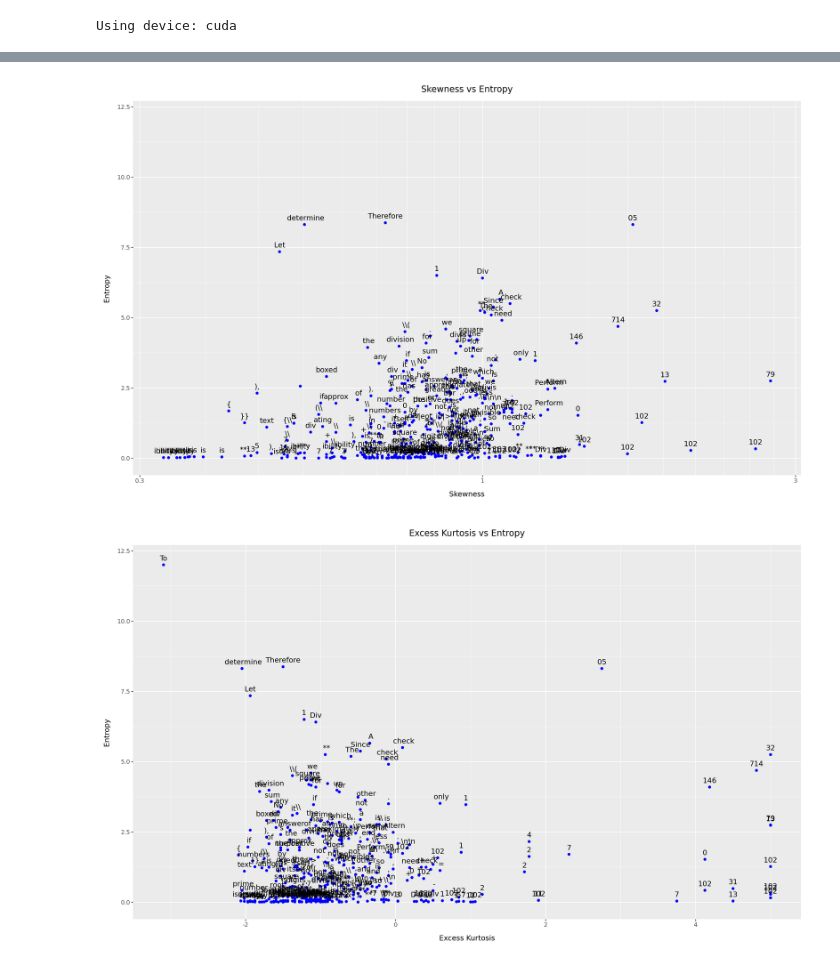
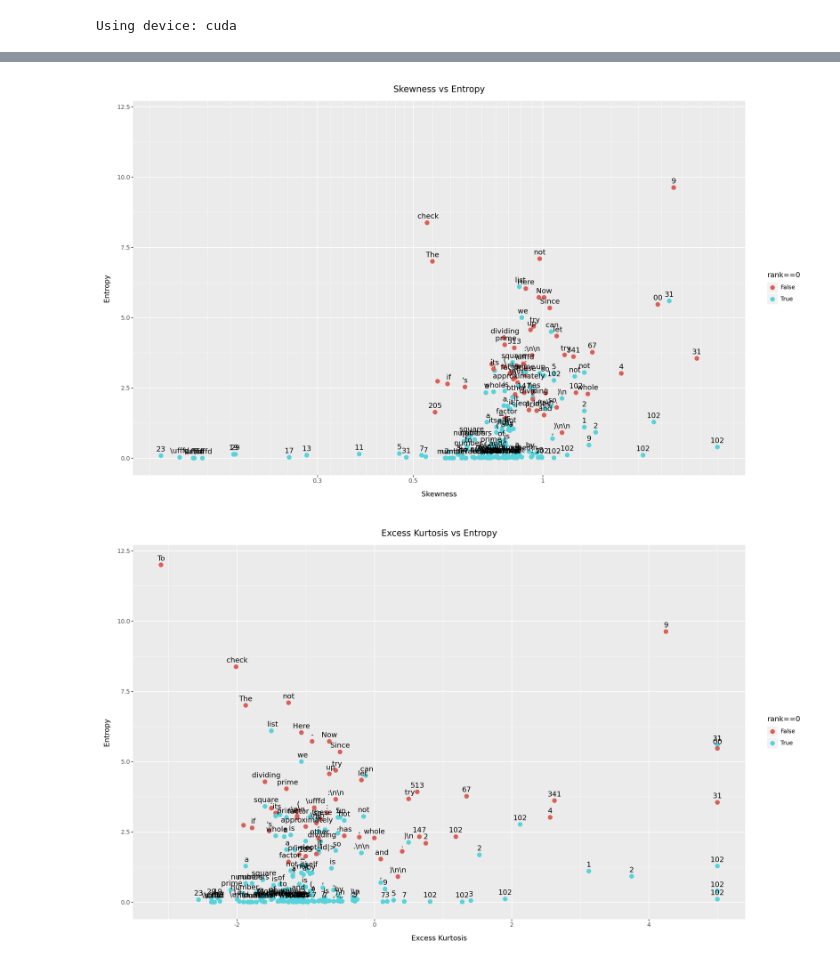
Before and after one commit to stillmatic/entropix, a Jupyter notebook: distillation.ipynb, the cells around one changed output, grey strips where cells are left out. Drawn from its saved outputs; the diff is of its cells as text; code cells hidden in the pictures.

```diff
--- a/distillation.ipynb
+++ b/distillation.ipynb
@@ -12,11 +49,12 @@ client = openai.OpenAI(
 # %%
-user_content = "For a 3 sets' tennis game, would you bet on it finishing in 2 sets or 3 sets, assuming each player has an equal probability of winning a set?"
+# user_content = "For a 3 sets' tennis game, would you bet on it finishing in 2 sets or 3 sets, assuming each player has an equal probability of winning a set?"
 user_content = "Is 1027 a prime number?"
 
 chat_completion = client.chat.completions.create(
     # model="meta-llama/Meta-Llama-3.1-8B-Instruct",
+    model="meta-llama/Llama-3.2-3B-Instruct",
     # model="deepseek-ai/DeepSeek-V2.5",
-    model= "Qwen/Qwen2.5-72B-Instruct",
+    # model= "Qwen/Qwen2.5-72B-Instruct",
     messages=[
         # {"role": "system", "content": system_content},
         {"role": "user", "content": user_content},
@@ -70,15 +102,3 @@ with torch.inference_mode():
     kvcache = KVCache.new(model_params.n_layers, bsz, model_params.max_seq_len, model_params.n_local_kv_heads, model_params.head_dim).to(DEVICE)
 # %% [output]
 Using device: cuda
-# %%
-prefill_str = f"""<|begin_of_text|><|start_header_id|>user<|end_header_id|>
-{user_content}
-<|eot_id|><|start_header_id|>assistant<|end_header_id|>"""
-prefill_tokens = tokenizer.encode(prefill_str, bos=False, eos=False, allowed_special='all')
-
-result_str = f"""{chat_completion.choices[0].message.content}<|eot_id|>"""
-result_tokens = tokenizer.encode(result_str, bos=False, eos=False, allowed_special='all')
-
-joined_str = prefill_str + "\n" + result_str
-
-joined_tokens = tokenizer.encode(joined_str,  bos=False, eos=False, allowed_special='all')
@@ -166,0 +178,2 @@ To       resample        {'prob': 0.00070953369140625, 'rank': 74, 'top1': 'Is'}
+# %%
+stats_arr = compute_statistics(chat_completion.choices[0].message.content)
@@ -206,27 +376,29 @@ pn.ggplot(
 # %%
 (pn.ggplot(df,
                pn.aes(x='logits_skewness',
                    y='logits_entropy'))
-    + pn.geom_point(color='blue')
+    + pn.geom_point(pn.aes(color='rank==0'),
+                size=3)
     + pn.geom_text(pn.aes(label='token'),
                 va='bottom',
                 ha='center',
                 nudge_y=0.1)
     + pn.labs(
         title='Skewness vs Entropy',
         x='Skewness',
         y='Entropy'
     )
     + pn.scale_x_log10()
     + pn.theme(figure_size=(15, 9))
 )
 # %% [output]
-[figure, old version]
+[figure, new version]
 # %%
 (pn.ggplot(df.assign(excess_kurtosis=lambda x: x['logits_kurtosis'] - 3).assign(excess_kurtosis=lambda x: x['excess_kurtosis'].clip(upper=5)),
                pn.aes(x='excess_kurtosis',
                    y='logits_entropy'))
-    + pn.geom_point(color='blue')
+    + pn.geom_point(pn.aes(color='rank==0'),
+                size=3)
     + pn.geom_text(pn.aes(label='token'),
                 va='bottom',
                 ha='center',
@@ -239,4 +411,4 @@ pn.ggplot(
     + pn.theme(figure_size=(15, 9))
 )
 # %% [output]
-[figure, old version]
+[figure, new version]
```
Also changed, not shown: parts of 30 cells of this notebook, 3 other files.
